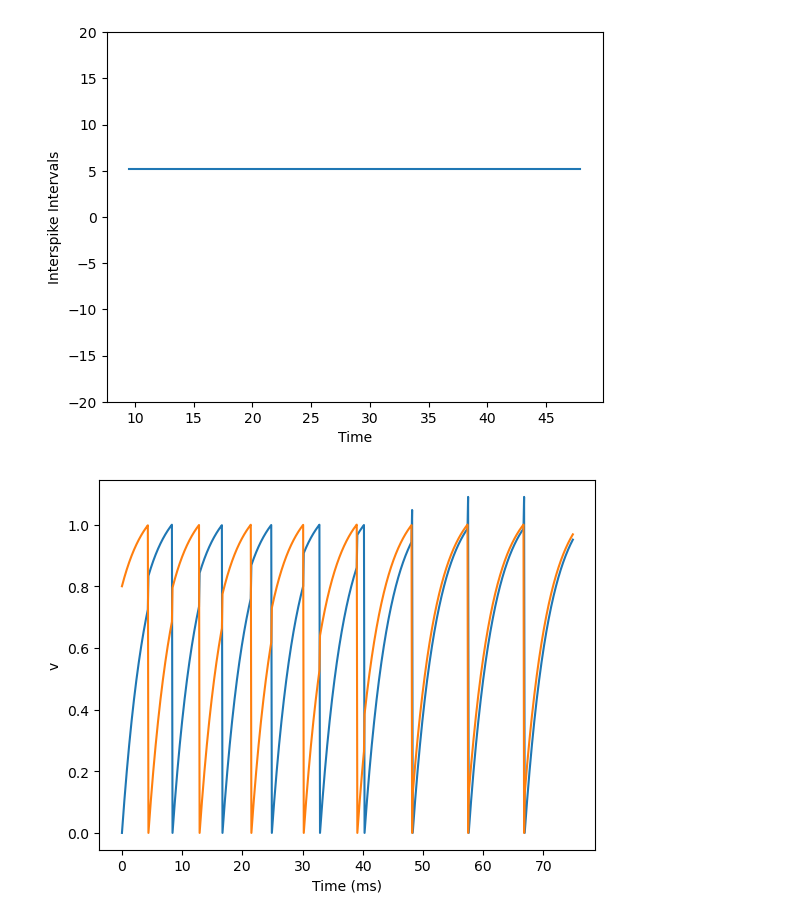
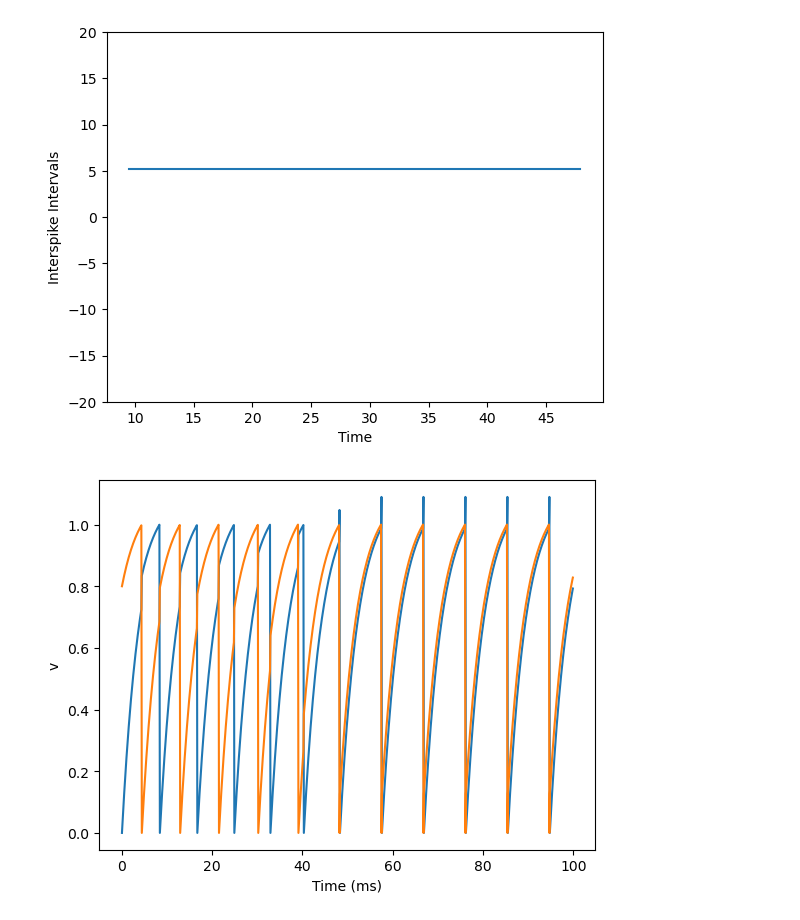
Before and after one commit to ch3rryblossom/sudoku-network, a Jupyter notebook: starter.ipynb, the cells around one changed output. Cells and saved outputs as stored; diff of their text form; code cells hidden in the pictures.

```diff
--- a/starter.ipynb
+++ b/starter.ipynb
@@ -124,32 +132,32 @@ ylim(-20, 20);
 # %%
 # Now with excitatory connections
 
 start_scope()
 
 G1 = NeuronGroup(1, eqs2, threshold='v>1', reset='v = 0', method='exact')
 G2 = NeuronGroup(1, eqs2, threshold='v>1', reset='v = 0', method='exact')
 
 G2.v = [0.8]
 
 S1 = Synapses(G1, G2, on_pre='v_post += 0.1')
 S2 = Synapses(G2, G1, on_pre='v_post += 0.1')
 
 S1.connect()
 S2.connect()
 
 M1 = StateMonitor(G1, 'v', record=True)
 M2 = StateMonitor(G2, 'v', record=True)
 Sp1 = SpikeMonitor(G1)
 Sp2 = SpikeMonitor(G2)
 
-run(75*ms)
+run(100*ms)
 
 plot(M1.t/ms, M1.v[0], label='Neuron 1')
 plot(M2.t/ms, M2.v[0], label='Neuron 2')
 xlabel('Time (ms)')
 ylabel('v');
 # %% [output]
-[figure, old version]
+[figure, new version]
 # %%
 # plotting separations again
 
```
Also changed, not shown: parts of 11 cells of this notebook.
